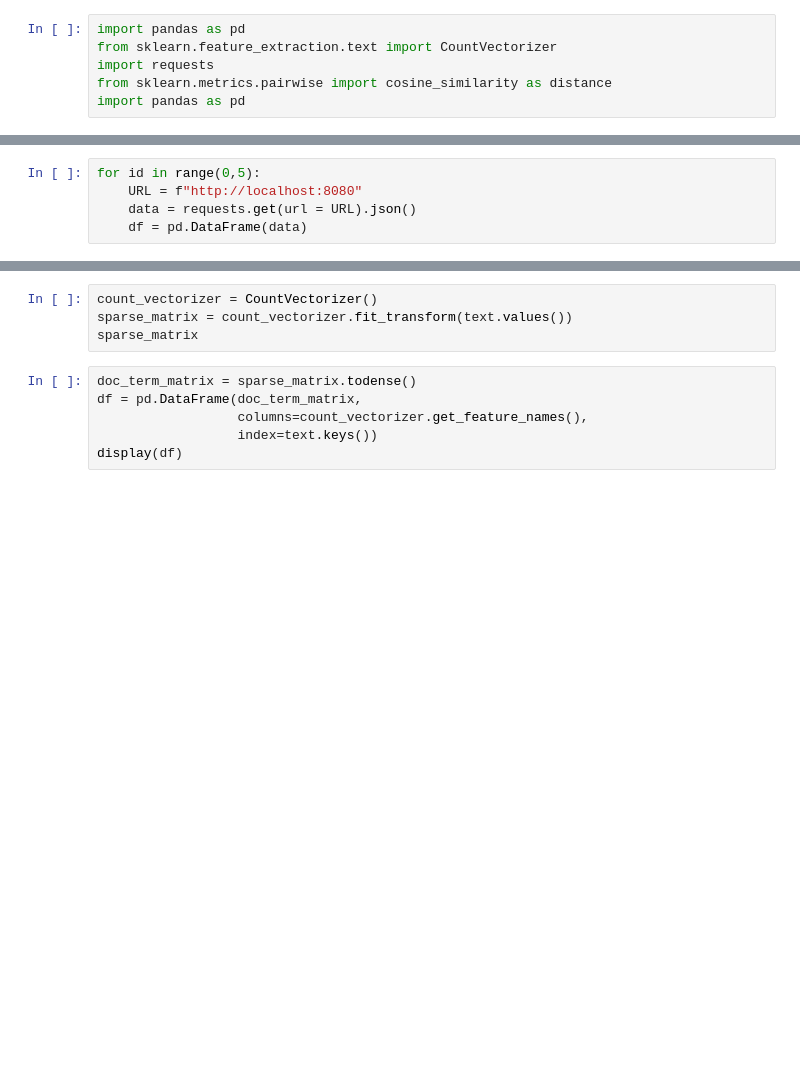
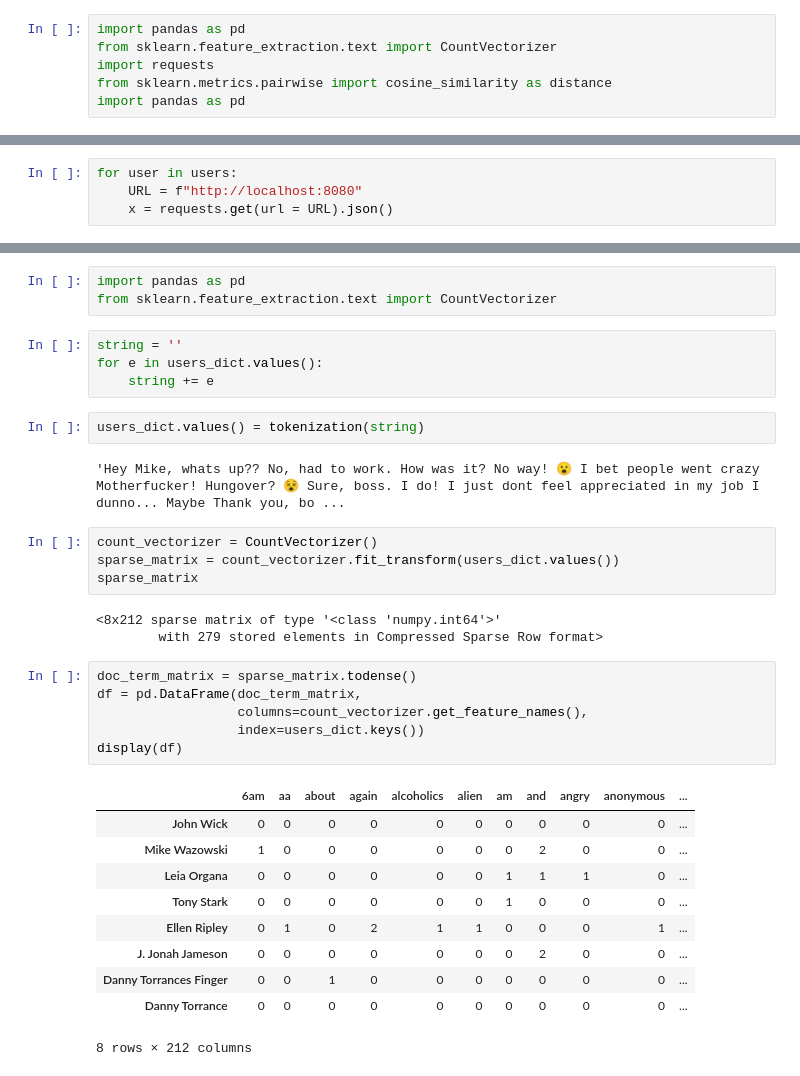
Before and after one commit to David-Fde/Docker-Api-Project, a Jupyter notebook: src/jupyters/recommendations.ipynb, the cells around one changed output, grey strips where cells are left out. Cells and saved outputs as stored; diff of their text form; blank space fills up the shorter version.

```diff
--- a/src/jupyters/recommendations.ipynb
+++ b/src/jupyters/recommendations.ipynb
@@ -19,5 +43,4 @@ def tokenization(text):
 # %%
-for id in range(0,5):
+for user in users:
     URL = f"http://localhost:8080"
-    data = requests.get(url = URL).json()
-    df = pd.DataFrame(data)
+    x = requests.get(url = URL).json()
@@ -101,13 +65,38 @@ text.values()
+# %%
+import pandas as pd
+from sklearn.feature_extraction.text import CountVectorizer
+# %%
+string = ''
+for e in users_dict.values():
+    string += e
+# %%
+users_dict.values() = tokenization(string)
+# %% [output]
+'Hey Mike, whats up?? No, had to work. How was it? No way! 😮️ I bet people went crazy Motherfucker! Hungover? 😵️ Sure, boss. I do! I just dont feel appreciated in my job I dunno... Maybe Thank you, bo ...
 # %%
 count_vectorizer = CountVectorizer()
-sparse_matrix = count_vectorizer.fit_transform(text.values())
+sparse_matrix = count_vectorizer.fit_transform(users_dict.values())
 sparse_matrix
+# %% [output]
+<8x212 sparse matrix of type '<class 'numpy.int64'>'
+        with 279 stored elements in Compressed Sparse Row format>
 # %%
 doc_term_matrix = sparse_matrix.todense()
 df = pd.DataFrame(doc_term_matrix,
                   columns=count_vectorizer.get_feature_names(),
-                  index=text.keys())
+                  index=users_dict.keys())
 display(df)
+# %% [output]
+|  | 6am | aa | about | again | alcoholics | alien | am | and | angry | anonymous | ... |
+| John Wick | 0 | 0 | 0 | 0 | 0 | 0 | 0 | 0 | 0 | 0 | ... |
+| Mike Wazowski | 1 | 0 | 0 | 0 | 0 | 0 | 0 | 2 | 0 | 0 | ... |
+| Leia Organa | 0 | 0 | 0 | 0 | 0 | 0 | 1 | 1 | 1 | 0 | ... |
+| Tony Stark | 0 | 0 | 0 | 0 | 0 | 0 | 1 | 0 | 0 | 0 | ... |
+| Ellen Ripley | 0 | 1 | 0 | 2 | 1 | 1 | 0 | 0 | 0 | 1 | ... |
+| J. Jonah Jameson | 0 | 0 | 0 | 0 | 0 | 0 | 0 | 2 | 0 | 0 | ... |
+| Danny Torrances Finger | 0 | 0 | 1 | 0 | 0 | 0 | 0 | 0 | 0 | 0 | ... |
+| Danny Torrance | 0 | 0 | 0 | 0 | 0 | 0 | 0 | 0 | 0 | 0 | ... |
+8 rows × 212 columns
 # %%
 similarity_matrix = distance(df, df)
 print(similarity_matrix)
```
Also changed, not shown: parts of 15 cells of this notebook, 6 other files.
